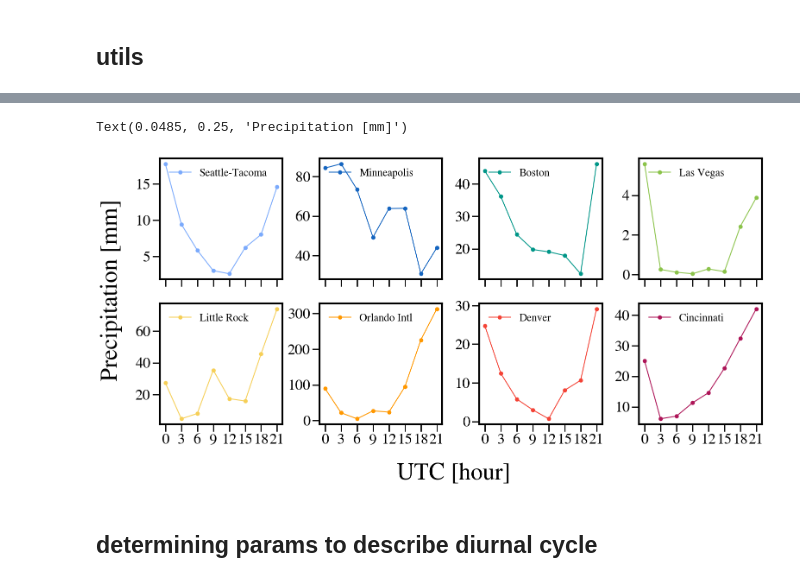
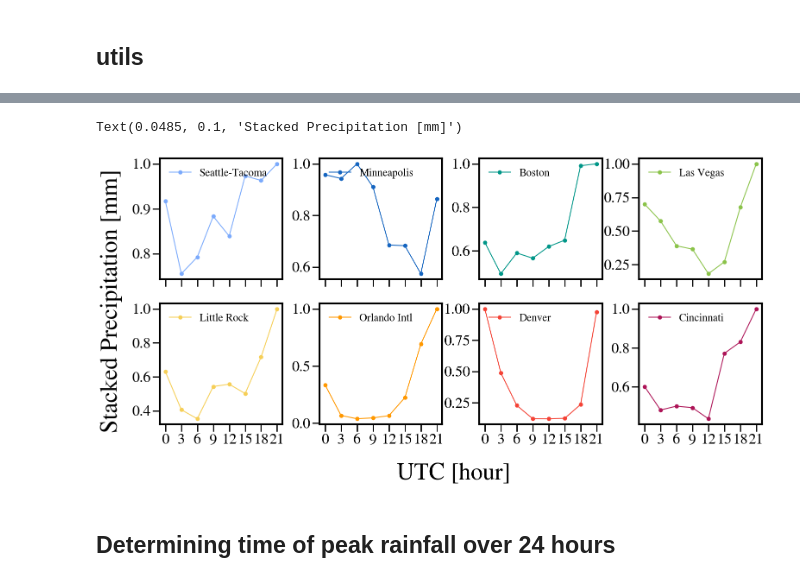
Before and after one commit to SidneyLower-NOAA/SMD_Notebooks, a Jupyter notebook: Supplemental_Locations/Diurnal-Cycle.ipynb, the cells around one changed output, grey strips where cells are left out. Cells and saved outputs as stored; diff of their text form; code cells hidden in the pictures.

Commit message:
cleaned up diurnal cycle analysis, notebook walks through determining time of peak rainfall

```diff
--- a/Supplemental_Locations/Diurnal-Cycle.ipynb
+++ b/Supplemental_Locations/Diurnal-Cycle.ipynb
@@ -108,9 +103,0 @@ First, from what data do we construct the diurnal precipitation cycle? Daily, mo
-# %%
-#gather precip data for given month
-precip_files=[]
-month = 1
-day = 15
-for year in range(2002, 2024):
-    t1 = datetime.datetime(year=year, month=month, day=day)
-    doy = t1.strftime('%j')
-    precip_files.append(sorted(glob(f'/scratch2/STI/mdl-sti/Sidney.Lower/mswep/mswep_interp/co/{year}/{year}{int(doy):03d}.*.nc')))
@@ -379,15 +104,7 @@ np.shape(out
 # %%
-def collect_files(time_zone, month, domain):
-    """
-    Revised version of collect_files in blend-qmd-dev/precip_climo_gamma_parameters/blend_precip_climo_gamma_parameters-SL/calc_utils.py
-    to account for shifting from UTC to local time,
-    so files that need to be loaded are now dependent
-    on grid point location
-
-    """
-
+def collect_files(month, domain):
     file_list = []
-    for i in range(year, year+1):
+    for i in range(2002, 2024):
         chosen_date = datetime.datetime(year=i, month=month, day=1)
         #logic for determining prev/next months
         if month == 1:
@@ -424,7 +141,7 @@ def collect_files(time_zone, month, domain):
             this_doy = dt.strftime('%Y%j')
             start = int(this_doy[4:])
             end = start+pd.Period(f'{y}-{m}-1').daysinmonth-1 #how does datetime not have a # of days in month func??
-            path = f"/scratch2/STI/mdl-sti/Sidney.Lower/mswep/mswep_interp/co/{y}/"
+            path = f"/scratch2/STI/mdl-sti/Sidney.Lower/mswep/mswep_interp/{domain}/{y}/"
             expected_files = [path+f"{y}"+"{:03}.*.nc".format(j) for j in range(start, end+1)]
             for file_ in expected_files:
                 file_list.append(sorted(glob(file_)))
@@ -436,7 +153,6 @@ def collect_files(time_zone, month, domain):
     ]
 
     mswep_paths = np.unique(mswep_paths)
-
     #make list of lists to separate files by day
     mswep_files = [mswep_paths[8*i:8*(1+i)] for i in range(int(len(mswep_paths)/8))]
 
@@ -549,13 +159,0 @@ But wait. The entire point in the first place in constructing the diurnal cycle
-# %%
-def open_and_sum(files, ny, nx):
-    apcp_sums = np.zeros((ny,nx),dtype=np.float32)
-
-    #sum given hour for each day/year
-    for day in range(len(files)):
-        f = files[day]
-        ds = Dataset(f, mode='r')
-        apcp_var = ds.variables['precipitation']
-        apcp = np.asarray(apcp_var[0])
-        ds.close()
-        apcp_sums += apcp
-    return apcp_sums
@@ -621,11 +166,11 @@ precip_files = collect_files(7, 'co')
 # %%
-n_processes = 16
+n_processes = 30
 
 print('Processing files, making daily sums')
 start = datetime.datetime.now()
 print(f'    Using {n_processes} CPUs')
 with multiprocessing.Pool(n_processes) as P:
-    out = P.starmap(open_and_sum, zip(precip_files, np.repeat(ny, len(precip_files)), np.repeat(nx, len(precip_files))))
+    out = P.map(open_and_sum, precip_files)
 out = np.asarray(out)
 end=datetime.datetime.now()
 print(f'    Finished in {(end-start).total_seconds()}s')
@@ -641,30 +186,30 @@ np.shape(out)
 # %%
 fig, axes = plt.subplots(2,4, sharex=True, figsize=(18, 8))
 plt.subplots_adjust(wspace=0.3, hspace=0.2)
 
 colors = ['#7BAAFC',
 '#1565c0ff',
 '#009688ff',
 '#8bc34aff',
 '#F6CF57',
 '#ff9800ff',
 '#f44336ff', 'gray',
 '#ad1457ff']
 
 hours = [0,3, 6, 9, 12, 15, 18, 21]
 for i in range(2):
     for j in range(4):
         stat = 4*i+j
         if stat == 7:
             stat = 8
-        axes[i,j].plot(hours, out[:,conus_gp[0][stat], conus_gp[1][stat]], color=colors[stat], marker='o', label=st_names[stat].title())
+        axes[i,j].plot(hours, np.sum(out[:,stat,:], axis=0)/np.max(np.sum(out[:,stat,:], axis=0)), color=colors[stat], marker='o', label=st_names[stat].title())
         axes[i,j].legend(frameon=False, fontsize=18, loc='upper left')
         axes[i,j].set_xticks(hours)
 
 fig.text(x=0.43, y=-0.05, s='UTC [hour]', fontdict={'fontsize': 40})
-fig.text(x=0.0485, y=0.25, s='Precipitation [mm]', rotation='vertical',fontdict={'fontsize': 40})
+fig.text(x=0.0485, y=0.1, s='Stacked Precipitation [mm]', rotation='vertical',fontdict={'fontsize': 40})
 # %% [output]
-Text(0.0485, 0.25, 'Precipitation [mm]')
+Text(0.0485, 0.1, 'Stacked Precipitation [mm]')
-[figure, old version]
+[figure, new version]
-# %% [markdown]
-## determining params to describe diurnal cycle
+# %% [markdown]
+## Determining time of peak rainfall over 24 hours
```
Also changed, not shown: parts of 49 cells of this notebook.
